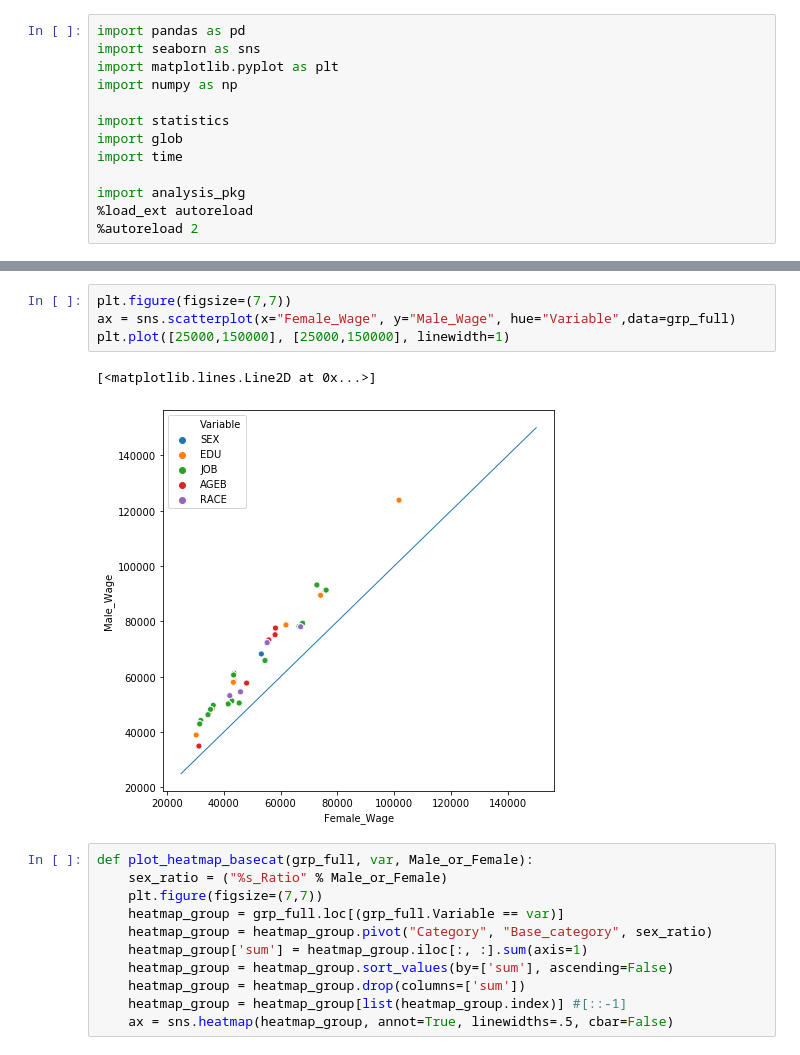
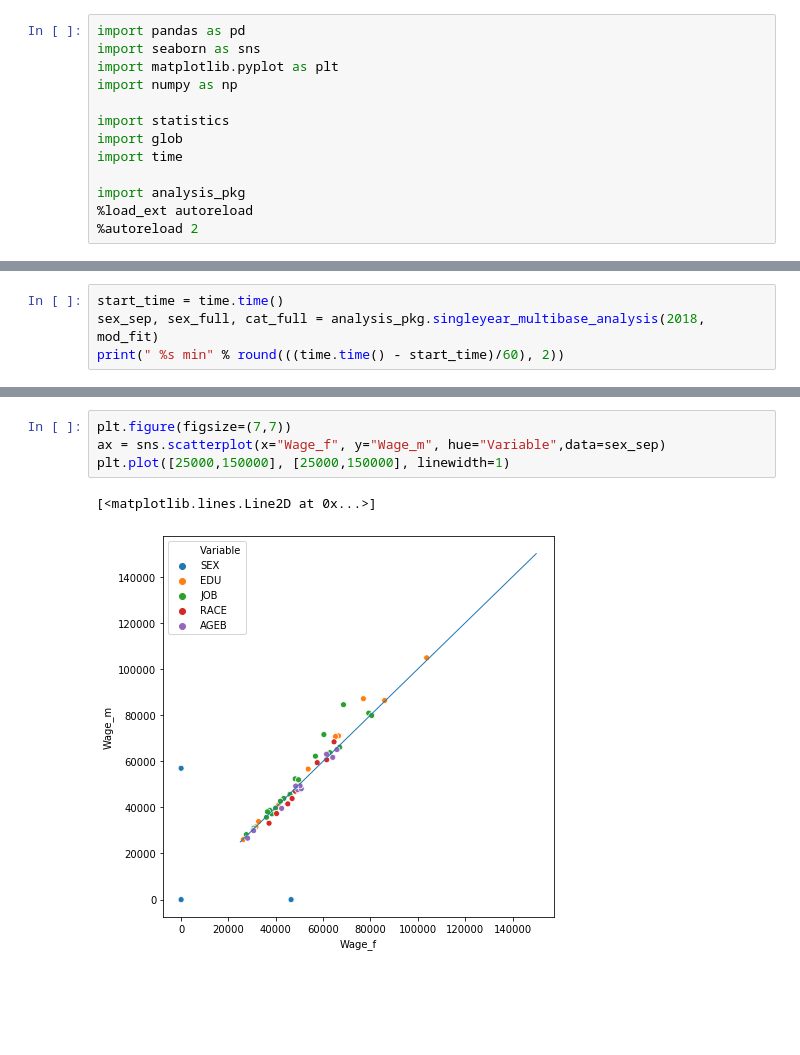
Before and after one commit to AlbeChen/Census_Wage_Analysis, a Jupyter notebook: final_analysis.ipynb, the cells around one changed output, grey strips where cells are left out. Saved outputs shown, nothing was run; the diff lists cells and outputs as text; blank space fills up the shorter version.

```diff
--- a/final_analysis.ipynb
+++ b/final_analysis.ipynb
@@ -16,0 +35,4 @@ sep_full, grp_full = analysis_pkg.singleyear_multibase_analysis(2018, mod_fit)
+# %%
+start_time = time.time()
+sex_sep, sex_full, cat_full = analysis_pkg.singleyear_multibase_analysis(2018, mod_fit)
+print(" %s min" % round(((time.time() - start_time)/60), 2))
@@ -17,18 +44,7 @@ sep_full, grp_full = analysis_pkg.singleyear_multibase_analysis(2018, mod_fit)
 # %%
 plt.figure(figsize=(7,7))
-ax = sns.scatterplot(x="Female_Wage", y="Male_Wage", hue="Variable",data=grp_full)
+ax = sns.scatterplot(x="Wage_f", y="Wage_m", hue="Variable",data=sex_sep)
 plt.plot([25000,150000], [25000,150000], linewidth=1)
 # %% [output]
 [<matplotlib.lines.Line2D at 0x...>]
-[figure, old version]
+[figure, new version]
-# %%
-def plot_heatmap_basecat(grp_full, var, Male_or_Female):
-    sex_ratio = ("%s_Ratio" % Male_or_Female)
-    plt.figure(figsize=(7,7))
-    heatmap_group = grp_full.loc[(grp_full.Variable == var)]
-    heatmap_group = heatmap_group.pivot("Category", "Base_category", sex_ratio)
-    heatmap_group['sum'] = heatmap_group.iloc[:, :].sum(axis=1)
-    heatmap_group = heatmap_group.sort_values(by=['sum'], ascending=False)
-    heatmap_group = heatmap_group.drop(columns=['sum'])
-    heatmap_group = heatmap_group[list(heatmap_group.index)] #[::-1]
-    ax = sns.heatmap(heatmap_group, annot=True, linewidths=.5, cbar=False)
```
Also changed, not shown: parts of 11 cells of this notebook, 8 other files.
